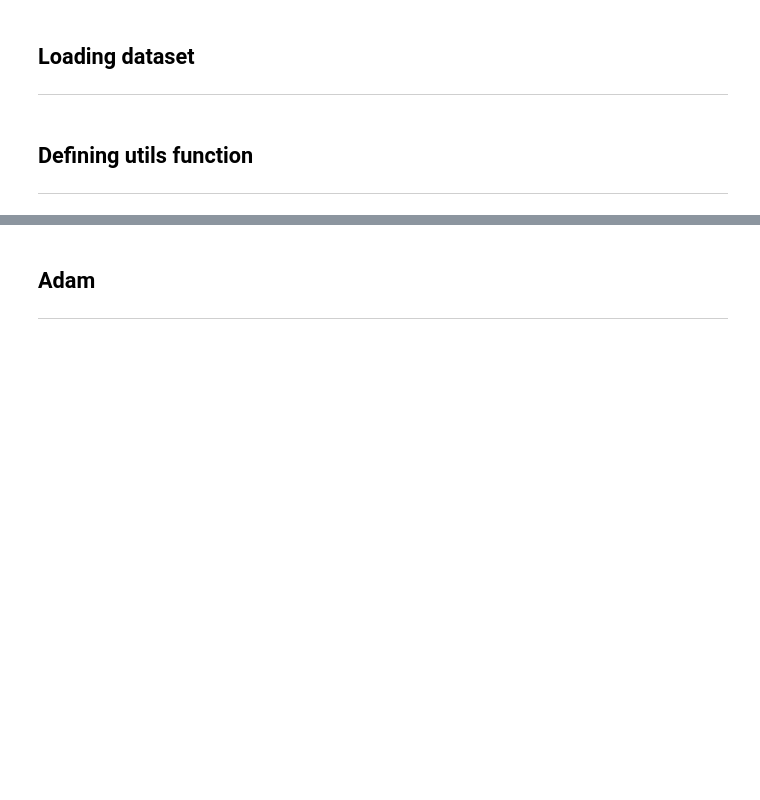
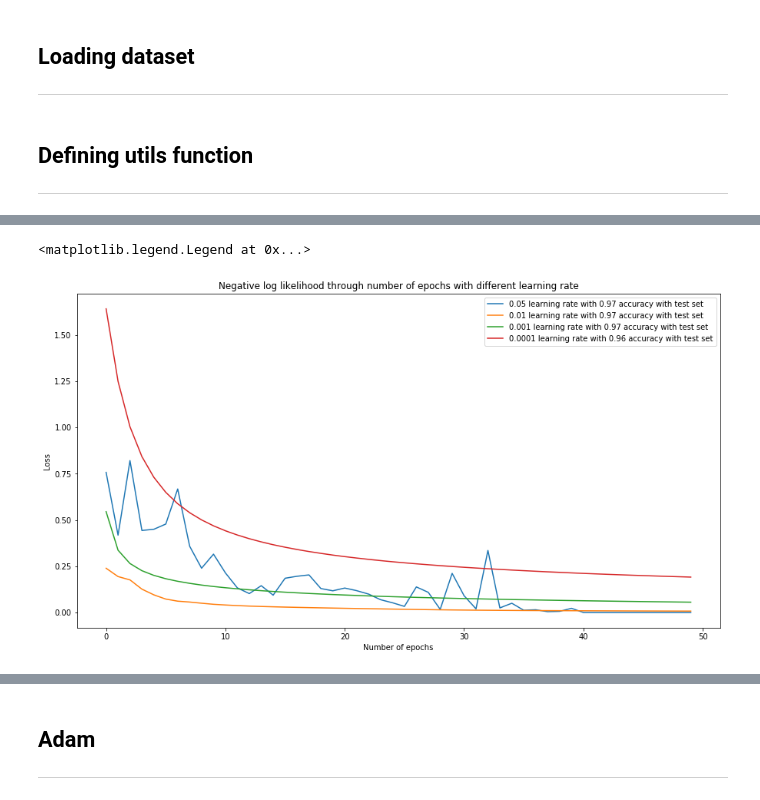
Before and after one commit to conorato/INF8225, a Jupyter notebook: TP1/tp1_1845448.ipynb, the cells around one changed output, grey strips where cells are left out. Cells and saved outputs as stored; diff of their text form; code cells hidden in the pictures; blank space fills up the shorter version.

```diff
--- a/TP1/tp1_1845448.ipynb
+++ b/TP1/tp1_1845448.ipynb
@@ -354,0 +380,17 @@ array([0., 0., 0., 0., 0., 0., 0., 1., 0., 0.])
+# %%
+CHOSEN_MINIBATCH_NB = 200
+
+learning_rates_to_explore = [0.05, 0.01, 0.001, 0.0001]
+
+for lr in learning_rates_to_explore:
+    best_W, losses, _ = get_mini_batch_stoch_gradient_descent(learning_rate=lr, minibatch_nb=CHOSEN_MINIBATCH_NB)
+    accuracy = get_accuracy(X_test, y_test, best_W)
+    plt.plot(losses, label=f"{lr} learning rate with {accuracy:.2f} accuracy with test set")
+
+plt.xlabel("Number of epochs")
+plt.ylabel("Loss")
+plt.title("Negative log likelihood through number of epochs with different learning rate")
+plt.legend()
+# %% [output]
+<matplotlib.legend.Legend at 0x...>
+[figure, added]
```
Also changed, not shown: parts of 23 cells of this notebook.
